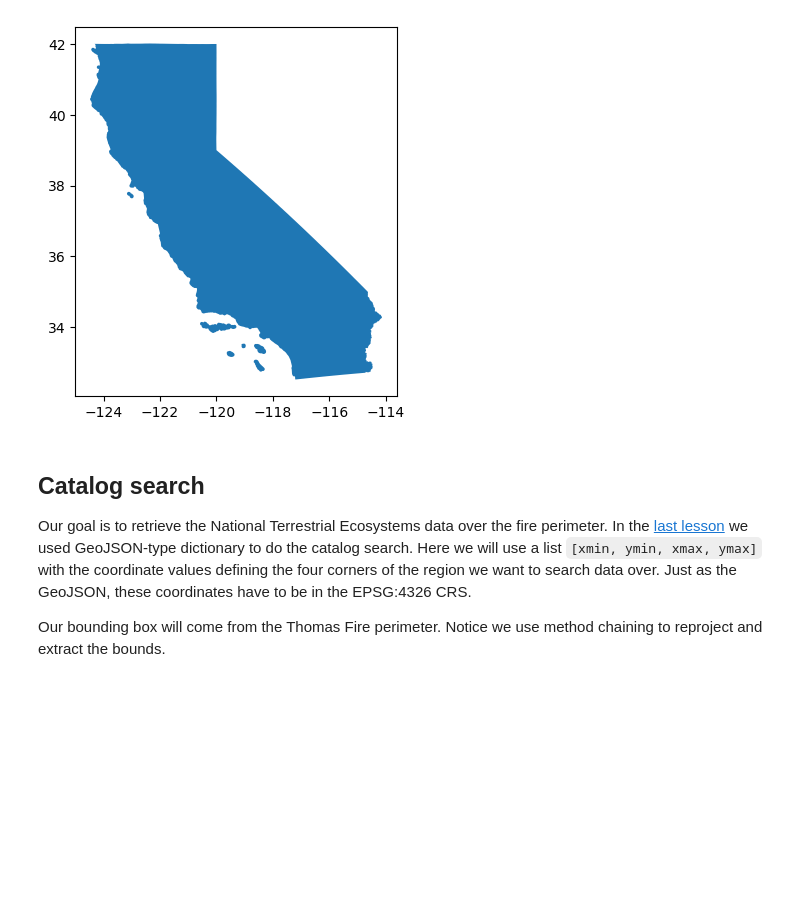
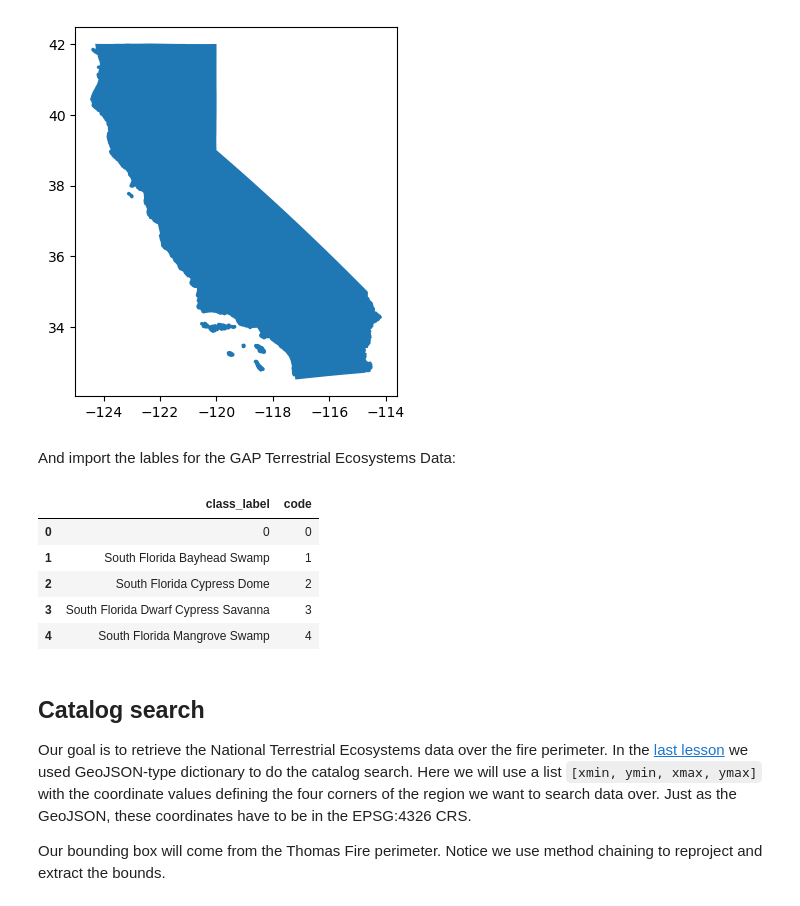
Before and after one commit to austinmartinez12/eds220-2025-in-class, a Jupyter notebook: week9/week-9-land-cover-stats.ipynb, the cells around one changed output. Saved outputs shown, nothing was run; the diff lists cells and outputs as text; code cells hidden in the pictures; blank space fills up the shorter version.

```diff
--- a/week9/week-9-land-cover-stats-STUDENTS.ipynb
+++ b/week9/week-9-land-cover-stats.ipynb
@@ -56,6 +56,21 @@ ca.plot()
 # %% [output]
 <Axes: >
 [figure]
+# %% [markdown]
+And import the lables for the GAP Terrestrial Ecosystems Data:
+# %%
+# UPDATE THIS AS NEEDED SO YOU CAN IMPORT THE DATA
+labels = pd.read_csv(os.path.join('data',
+                                  'GAP_National_Terrestrial_Ecosystems.csv')
+                                  )
+labels.head()
+# %% [output]
+|  | class_label | code |
+| 0 | 0 | 0 |
+| 1 | South Florida Bayhead Swamp | 1 |
+| 2 | South Florida Cypress Dome | 2 |
+| 3 | South Florida Dwarf Cypress Savanna | 3 |
+| 4 | South Florida Mangrove Swamp | 4 |
 # %% [markdown]
 ## Catalog search
 
```
Also changed, not shown: parts of 1 cell of this notebook.
